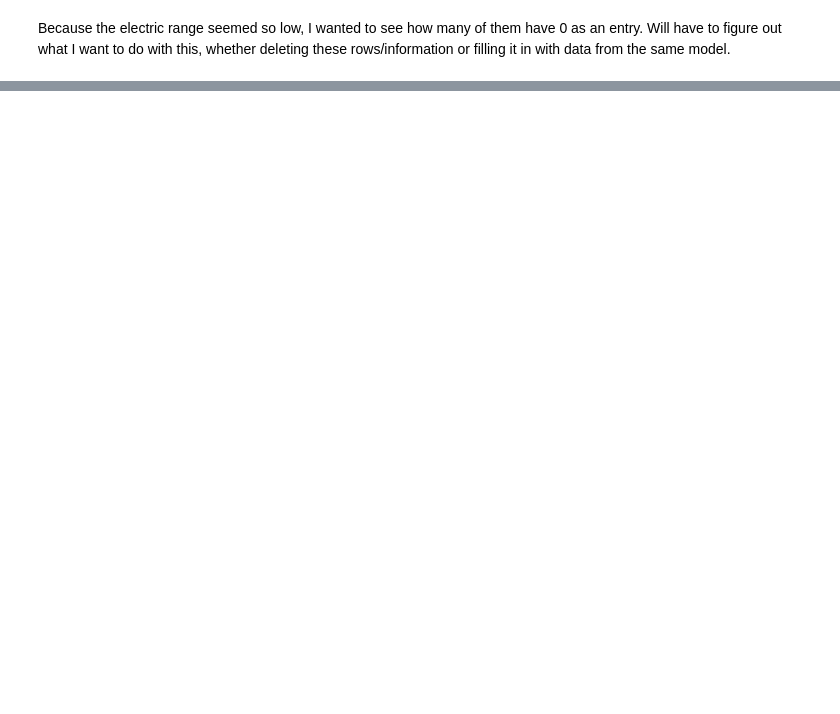
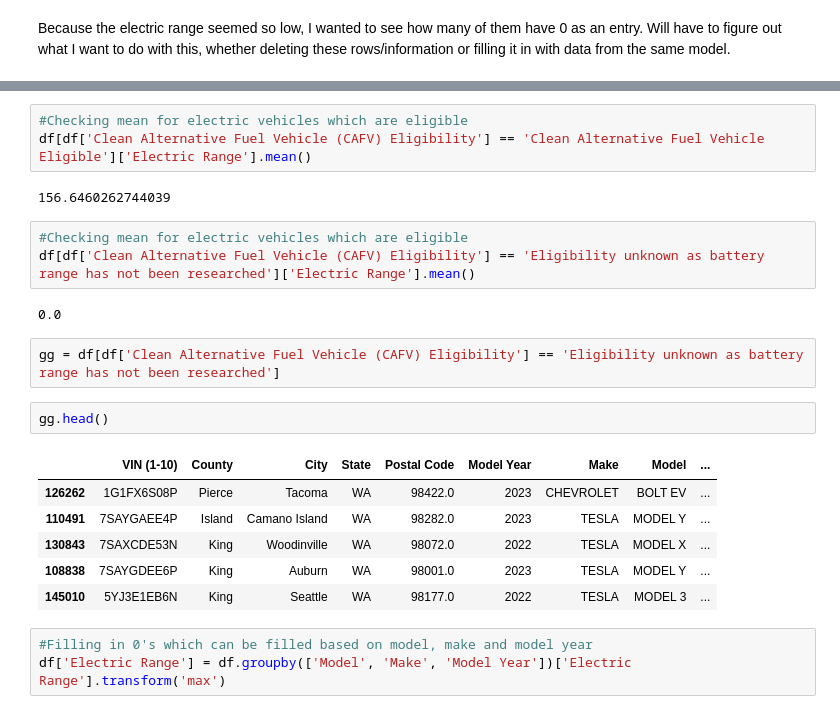
Before and after one commit to bamarasingam/BEV-growth-washington, a Jupyter notebook: EDA/ev_car_model_data.ipynb, the cells around one changed output, grey strips where cells are left out. Cells and saved outputs as stored; diff of their text form; blank space fills up the shorter version.

```diff
--- a/EDA/ev_car_model_data.ipynb
+++ b/EDA/ev_car_model_data.ipynb
@@ -53,0 +85,24 @@ Because the electric range seemed so low, I wanted to see how many of them have
+# %%
+#Checking mean for electric vehicles which are eligible
+df[df['Clean Alternative Fuel Vehicle (CAFV) Eligibility'] == 'Clean Alternative Fuel Vehicle Eligible']['Electric Range'].mean()
+# %% [output]
+156.6460262744039
+# %%
+#Checking mean for electric vehicles which are eligible
+df[df['Clean Alternative Fuel Vehicle (CAFV) Eligibility'] == 'Eligibility unknown as battery range has not been researched']['Electric Range'].mean()
+# %% [output]
+0.0
+# %%
+gg = df[df['Clean Alternative Fuel Vehicle (CAFV) Eligibility'] == 'Eligibility unknown as battery range has not been researched']
+# %%
+gg.head()
+# %% [output]
+|  | VIN (1-10) | County | City | State | Postal Code | Model Year | Make | Model | ... |
+| 126262 | 1G1FX6S08P | Pierce | Tacoma | WA | 98422.0 | 2023 | CHEVROLET | BOLT EV | ... |
+| 110491 | 7SAYGAEE4P | Island | Camano Island | WA | 98282.0 | 2023 | TESLA | MODEL Y | ... |
+| 130843 | 7SAXCDE53N | King | Woodinville | WA | 98072.0 | 2022 | TESLA | MODEL X | ... |
+| 108838 | 7SAYGDEE6P | King | Auburn | WA | 98001.0 | 2023 | TESLA | MODEL Y | ... |
+| 145010 | 5YJ3E1EB6N | King | Seattle | WA | 98177.0 | 2022 | TESLA | MODEL 3 | ... |
+# %%
+#Filling in 0's which can be filled based on model, make and model year
+df['Electric Range'] = df.groupby(['Model', 'Make', 'Model Year'])['Electric Range'].transform('max')
```
Also changed, not shown: parts of 15 cells of this notebook, 1 other file.
